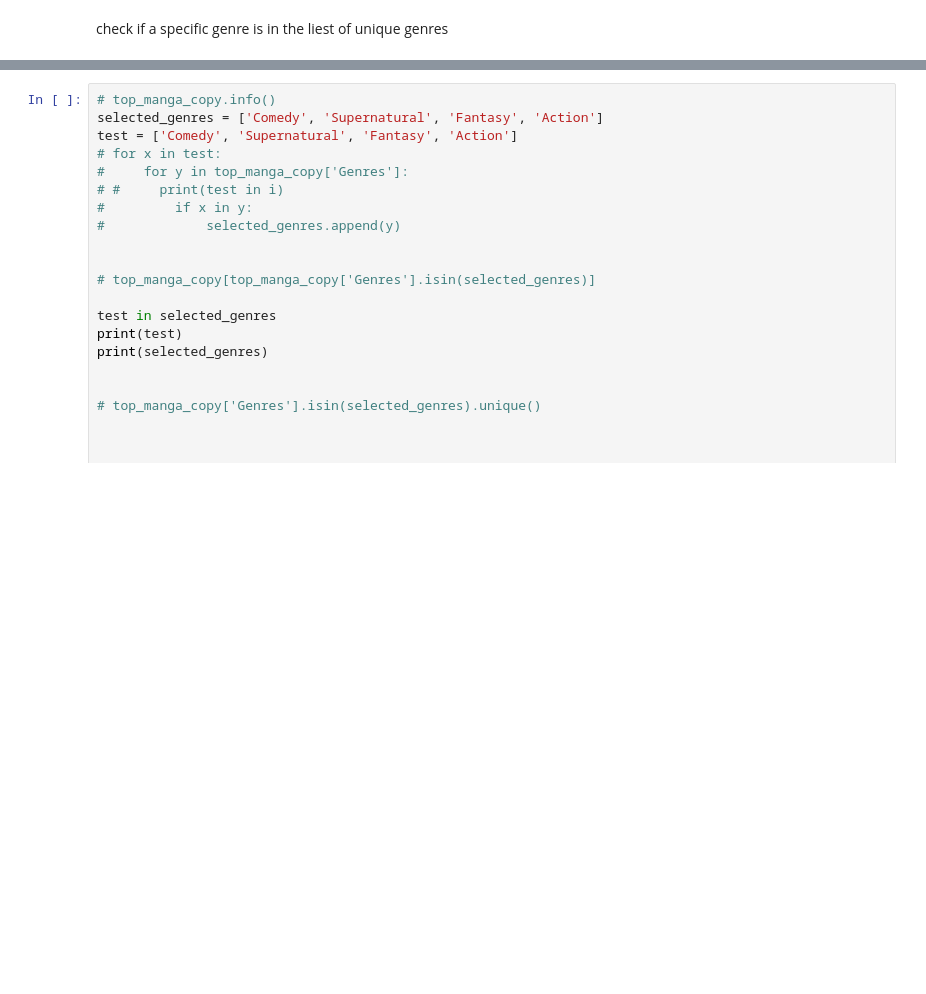
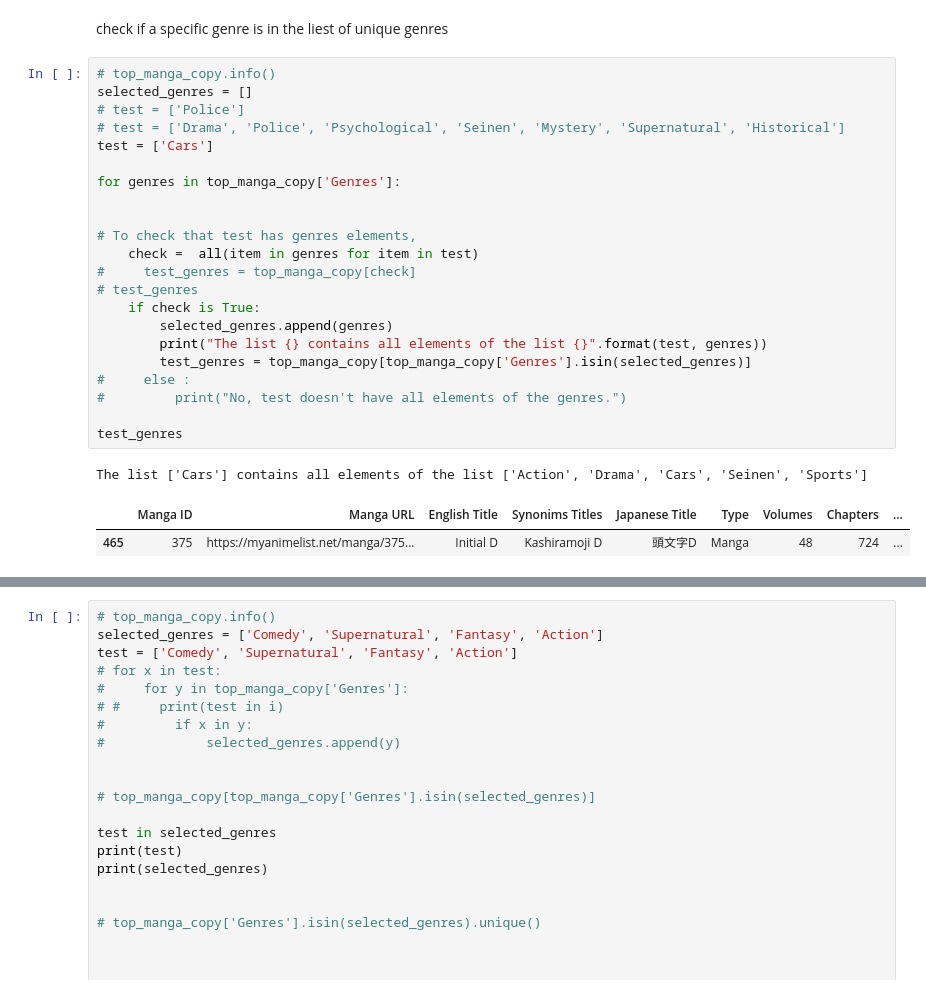
Before and after one commit to luthergit/Top_Mangas, a Jupyter notebook: Top_Manga_for_Dash.ipynb, the cells around one changed output, grey strips where cells are left out. Saved outputs shown, nothing was run; the diff lists cells and outputs as text; blank space fills up the shorter version.

Commit message:
select specific genre

```diff
--- a/Top_Manga_for_Dash.ipynb
+++ b/Top_Manga_for_Dash.ipynb
@@ -97,6 +97,32 @@ top_genres_for_rank_df = top_genres_for_rank_df.sort_values('count', ascending =
 top_genres_for_rank_df = top_genres_for_rank_df.tail(20)
 # %% [markdown]
 check if a specific genre is in the liest of unique genres
+# %%
+# top_manga_copy.info()
+selected_genres = []
+# test = ['Police']
+# test = ['Drama', 'Police', 'Psychological', 'Seinen', 'Mystery', 'Supernatural', 'Historical']
+test = ['Cars']
+
+for genres in top_manga_copy['Genres']:
+
+
+# To check that test has genres elements,
+    check =  all(item in genres for item in test)
+#     test_genres = top_manga_copy[check]
+# test_genres
+    if check is True:
+        selected_genres.append(genres)
+        print("The list {} contains all elements of the list {}".format(test, genres))
+        test_genres = top_manga_copy[top_manga_copy['Genres'].isin(selected_genres)]
+#     else :
+#         print("No, test doesn't have all elements of the genres.")
+
+test_genres
+# %% [output]
+The list ['Cars'] contains all elements of the list ['Action', 'Drama', 'Cars', 'Seinen', 'Sports']
+|  | Manga ID | Manga URL | English Title | Synonims Titles | Japanese Title | Type | Volumes | Chapters | ... |
+| 465 | 375 | https://myanimelist.net/manga/375... | Initial D | Kashiramoji D | 頭文字D | Manga | 48 | 724 | ... |
 # %%
 # top_manga_copy.info()
 selected_genres = []
```
Also changed, not shown: parts of 5 cells of this notebook.
